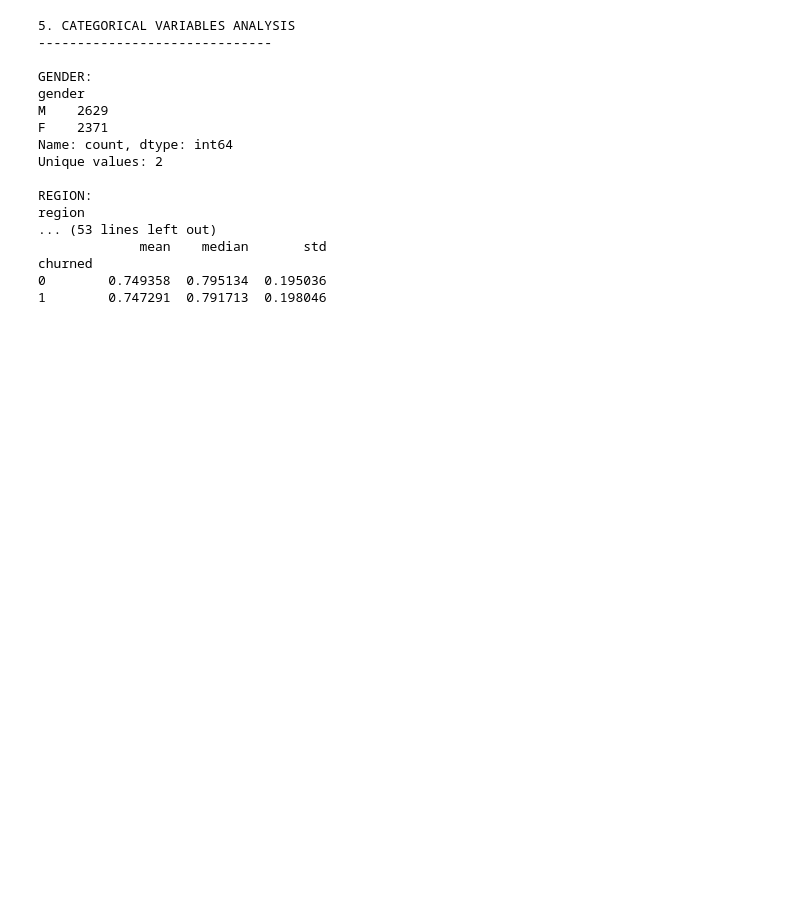
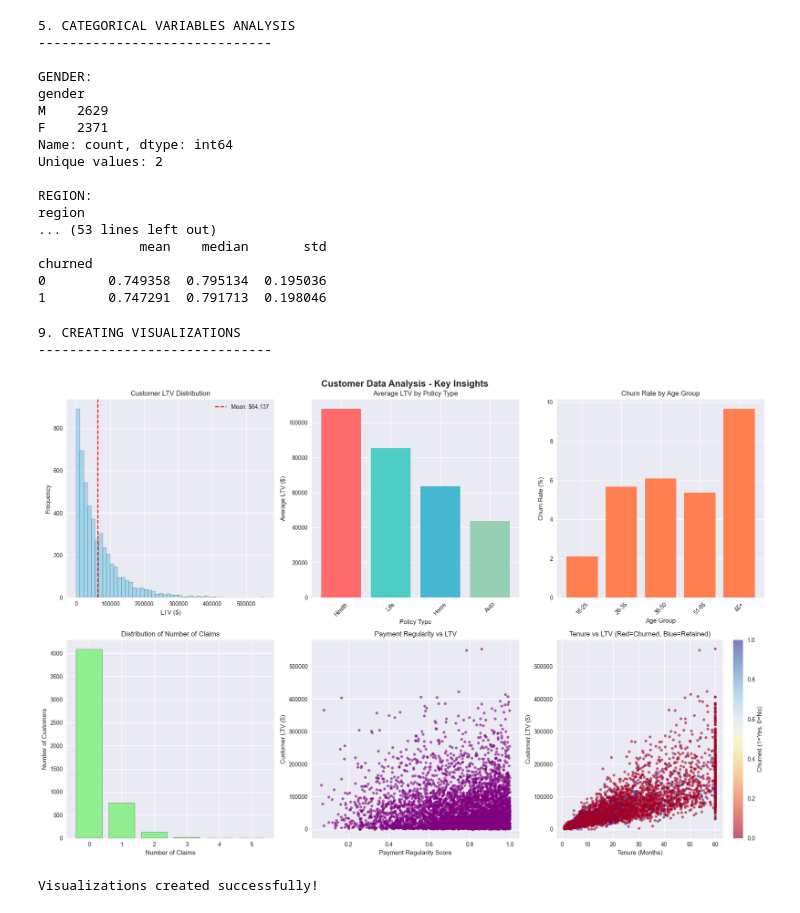
Before and after one commit to ghsaberr/agentic-customer-lifetime-value-prediction, a Jupyter notebook: agentic-customer-lifetime-value-prediction.ipynb, the cells around one changed output. Drawn from its saved outputs; the diff is of its cells as text; code cells hidden in the pictures; blank space fills up the shorter version.

Commit message:
visualization

```diff
--- a/agentic-customer-lifetime-value-prediction.ipynb
+++ b/agentic-customer-lifetime-value-prediction.ipynb
@@ -546,3 +546,72 @@ region
 churned
 0        0.749358  0.795134  0.195036
 1        0.747291  0.791713  0.198046
+# %%
+# Data Visualization
+import matplotlib.pyplot as plt
+
+print("\n9. CREATING VISUALIZATIONS")
+print("-" * 30)
+
+# Set up the plotting area
+fig, axes = plt.subplots(2, 3, figsize=(18, 12))
+fig.suptitle('Customer Data Analysis - Key Insights', fontsize=16, fontweight='bold')
+
+# 1. LTV Distribution
+axes[0, 0].hist(customer_data['customer_ltv'], bins=50, alpha=0.7, color='skyblue', edgecolor='black')
+axes[0, 0].set_title('Customer LTV Distribution')
+axes[0, 0].set_xlabel('LTV ($)')
+axes[0, 0].set_ylabel('Frequency')
+axes[0, 0].axvline(customer_data['customer_ltv'].mean(), color='red', linestyle='--',
+                   label=f'Mean: ${customer_data["customer_ltv"].mean():,.0f}')
+axes[0, 0].legend()
+
+# 2. LTV by Policy Type
+policy_ltv = customer_data.groupby('policy_type')['customer_ltv'].mean().sort_values(ascending=False)
+axes[0, 1].bar(policy_ltv.index, policy_ltv.values, color=['#FF6B6B', '#4ECDC4', '#45B7D1', '#96CEB4'])
+axes[0, 1].set_title('Average LTV by Policy Type')
+axes[0, 1].set_xlabel('Policy Type')
+axes[0, 1].set_ylabel('Average LTV ($)')
+axes[0, 1].tick_params(axis='x', rotation=45)
+
+# 3. Churn Rate by Age Group
+customer_data['age_group'] = pd.cut(customer_data['age'], bins=[0, 25, 35, 50, 65, 100],
+                                   labels=['18-25', '26-35', '36-50', '51-65', '65+'])
+churn_by_age = customer_data.groupby('age_group')['churned'].mean() * 100
+axes[0, 2].bar(churn_by_age.index, churn_by_age.values, color='coral')
+axes[0, 2].set_title('Churn Rate by Age Group')
+axes[0, 2].set_xlabel('Age Group')
+axes[0, 2].set_ylabel('Churn Rate (%)')
+axes[0, 2].tick_params(axis='x', rotation=45)
+
+# 4. Claims Distribution
+claims_dist = customer_data['num_claims'].value_counts().sort_index()
+axes[1, 0].bar(claims_dist.index, claims_dist.values, color='lightgreen', edgecolor='black')
+axes[1, 0].set_title('Distribution of Number of Claims')
+axes[1, 0].set_xlabel('Number of Claims')
+axes[1, 0].set_ylabel('Number of Customers')
+
+# 5. Payment Regularity vs LTV
+axes[1, 1].scatter(customer_data['payment_regularity'], customer_data['customer_ltv'],
+                   alpha=0.6, color='purple', s=20)
+axes[1, 1].set_title('Payment Regularity vs LTV')
+axes[1, 1].set_xlabel('Payment Regularity Score')
+axes[1, 1].set_ylabel('Customer LTV ($)')
+
+# 6. Tenure vs LTV (colored by churn status)
+scatter = axes[1, 2].scatter(customer_data['tenure_months'], customer_data['customer_ltv'],
+                            c=customer_data['churned'], cmap='RdYlBu', alpha=0.6, s=20)
+axes[1, 2].set_title('Tenure vs LTV (Red=Churned, Blue=Retained)')
+axes[1, 2].set_xlabel('Tenure (Months)')
+axes[1, 2].set_ylabel('Customer LTV ($)')
+plt.colorbar(scatter, ax=axes[1, 2], label='Churned (1=Yes, 0=No)')
+
+plt.tight_layout()
+plt.show()
+
+print("Visualizations created successfully!")
+# %% [output]
+9. CREATING VISUALIZATIONS
+------------------------------
+[figure, added]
+Visualizations created successfully!
```
Also changed, not shown: parts of 1 cell of this notebook.
